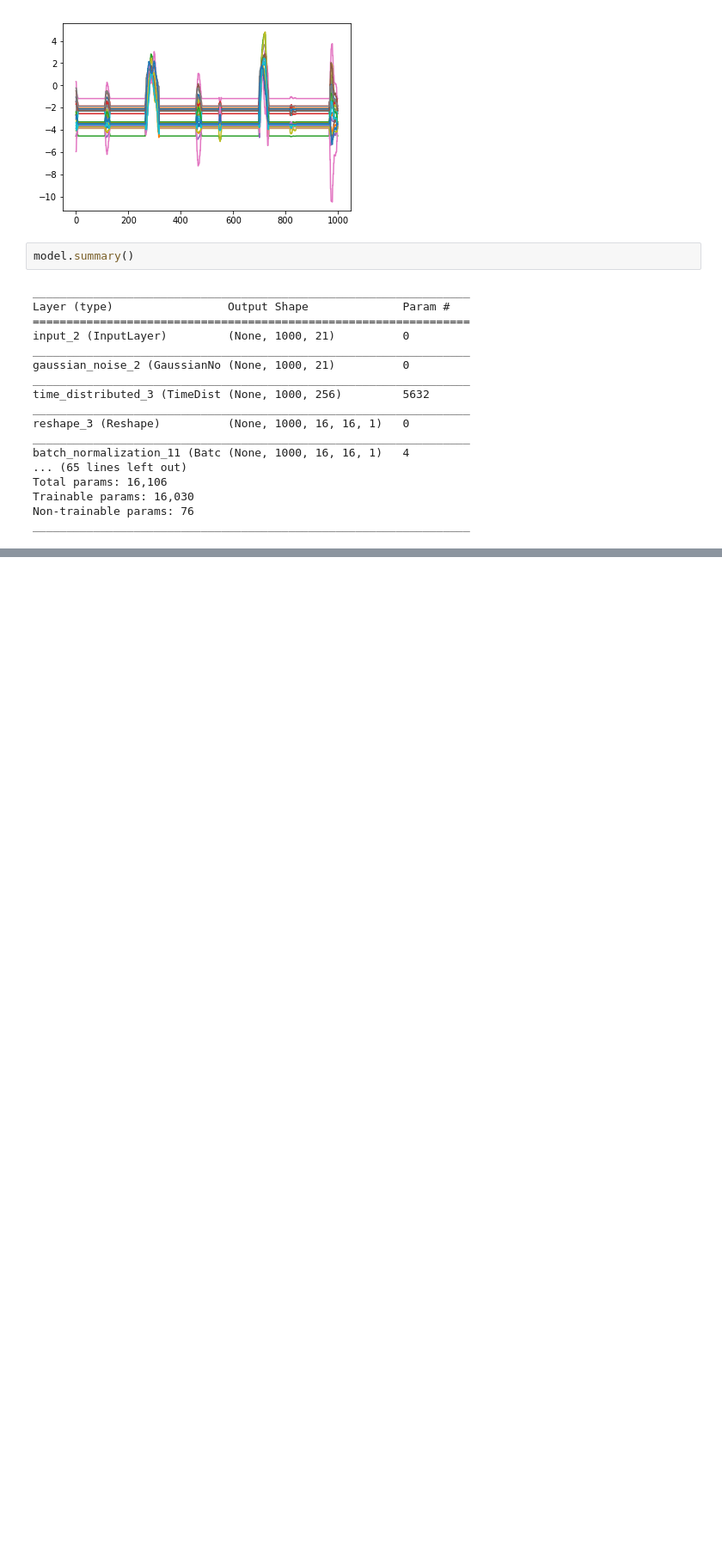
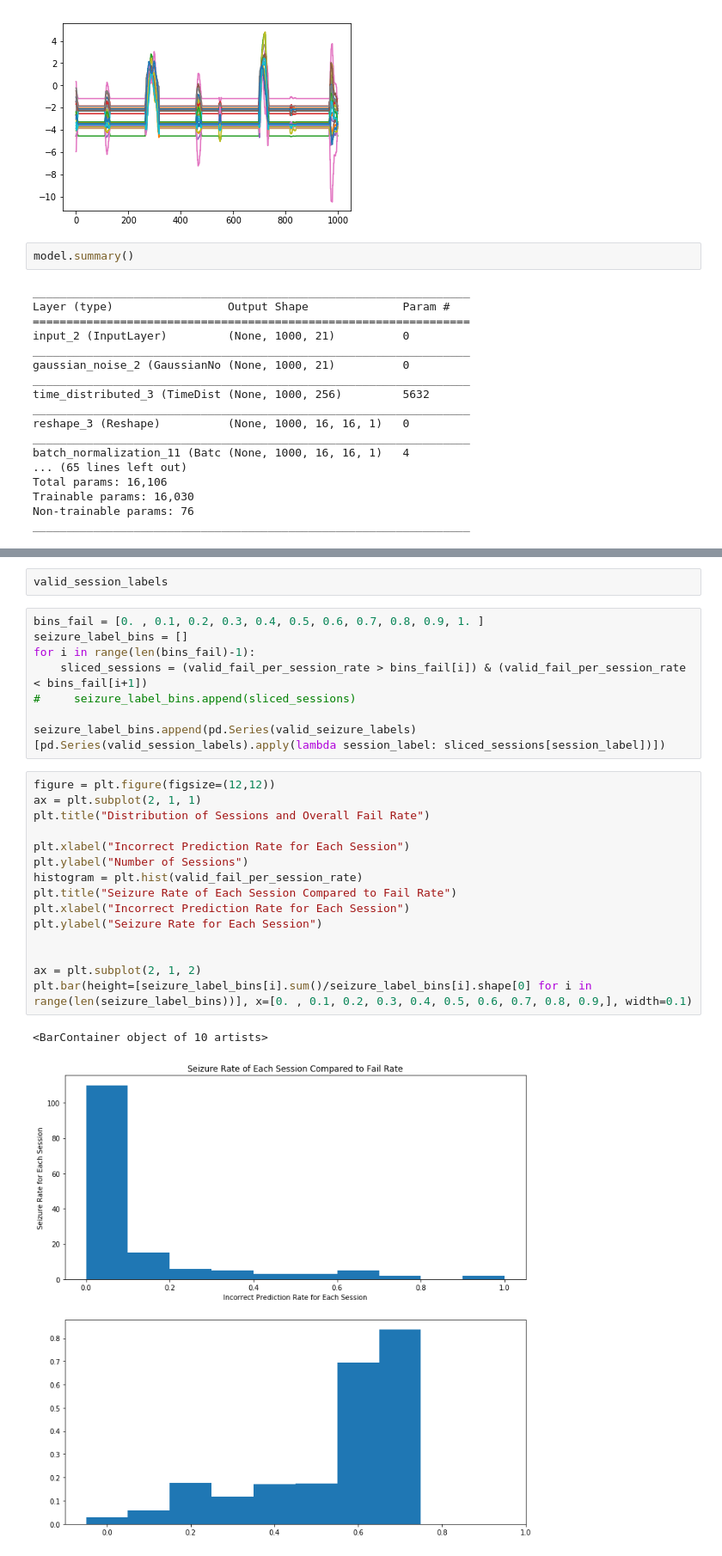
Before and after one commit to Saqibm128/eeg-tasks, a Jupyter notebook: notebooks/Seizure CNN Exploration.ipynb, the cells around one changed output, grey strips where cells are left out. Shown at 86% size. Drawn from its saved outputs; the diff is of its cells as text; blank space fills up the shorter version.

```diff
--- a/notebooks/Seizure CNN Exploration.ipynb
+++ b/notebooks/Seizure CNN Exploration.ipynb
@@ -1996,0 +2162,28 @@ _________________________________________________________________
+# %%
+valid_session_labels
+# %%
+bins_fail = [0. , 0.1, 0.2, 0.3, 0.4, 0.5, 0.6, 0.7, 0.8, 0.9, 1. ]
+seizure_label_bins = []
+for i in range(len(bins_fail)-1):
+    sliced_sessions = (valid_fail_per_session_rate > bins_fail[i]) & (valid_fail_per_session_rate < bins_fail[i+1])
+#     seizure_label_bins.append(sliced_sessions)
+
+seizure_label_bins.append(pd.Series(valid_seizure_labels)[pd.Series(valid_session_labels).apply(lambda session_label: sliced_sessions[session_label])])
+# %%
+figure = plt.figure(figsize=(12,12))
+ax = plt.subplot(2, 1, 1)
+plt.title("Distribution of Sessions and Overall Fail Rate")
+
+plt.xlabel("Incorrect Prediction Rate for Each Session")
+plt.ylabel("Number of Sessions")
+histogram = plt.hist(valid_fail_per_session_rate)
+plt.title("Seizure Rate of Each Session Compared to Fail Rate")
+plt.xlabel("Incorrect Prediction Rate for Each Session")
+plt.ylabel("Seizure Rate for Each Session")
+
+
+ax = plt.subplot(2, 1, 2)
+plt.bar(height=[seizure_label_bins[i].sum()/seizure_label_bins[i].shape[0] for i in range(len(seizure_label_bins))], x=[0. , 0.1, 0.2, 0.3, 0.4, 0.5, 0.6, 0.7, 0.8, 0.9,], width=0.1)
+# %% [output]
+<BarContainer object of 10 artists>
+[figure, added]
```
Also changed, not shown: parts of 53 cells of this notebook, 1 other file.
